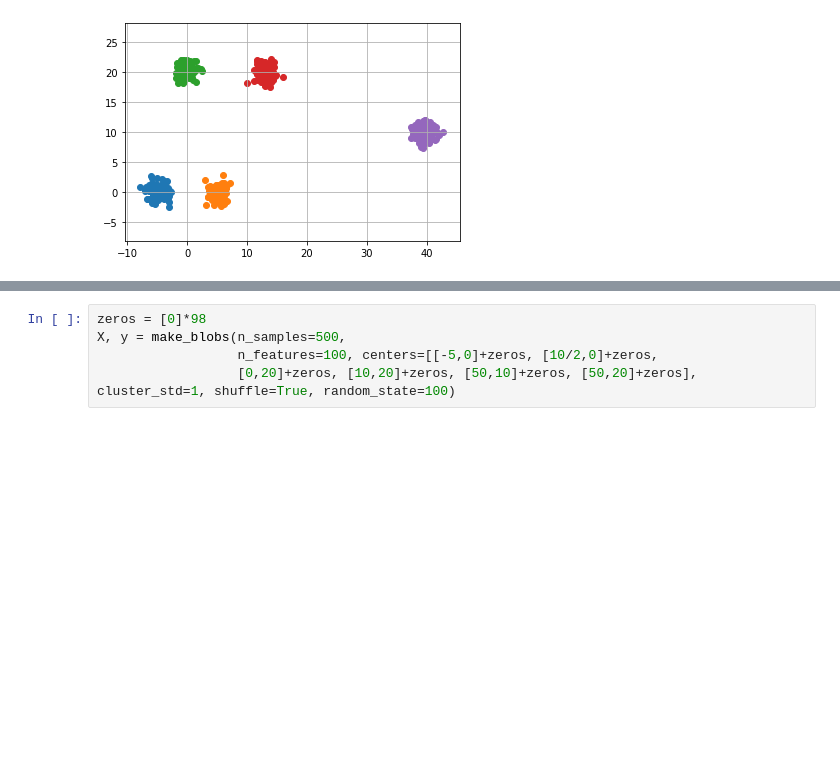
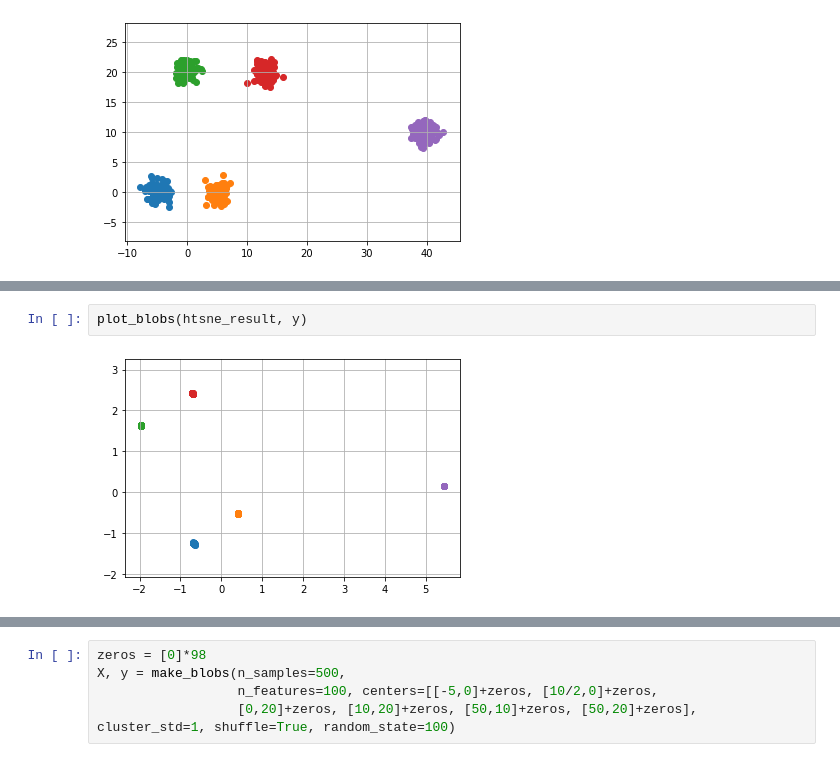
Before and after one commit to subramanianjayant/MSTER-ALS-Matrix-Factorization, a Jupyter notebook: tsne/Experiments.ipynb, the cells around one changed output, grey strips where cells are left out. Drawn from its saved outputs; the diff is of its cells as text; blank space fills up the shorter version.

```diff
--- a/tsne/Experiments.ipynb
+++ b/tsne/Experiments.ipynb
@@ -152,0 +330,4 @@ plot_blobs(X,y)
+# %%
+plot_blobs(htsne_result, y)
+# %% [output]
+[figure, added]
```
Also changed, not shown: parts of 68 cells of this notebook, 6 other files.
